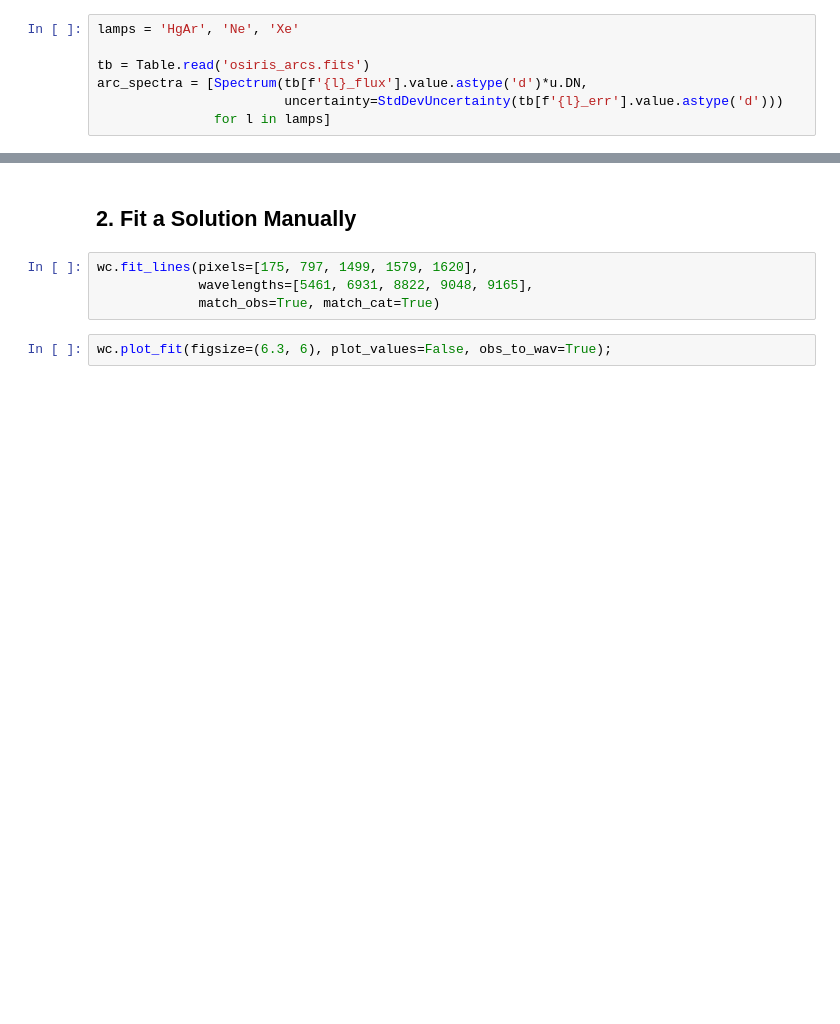
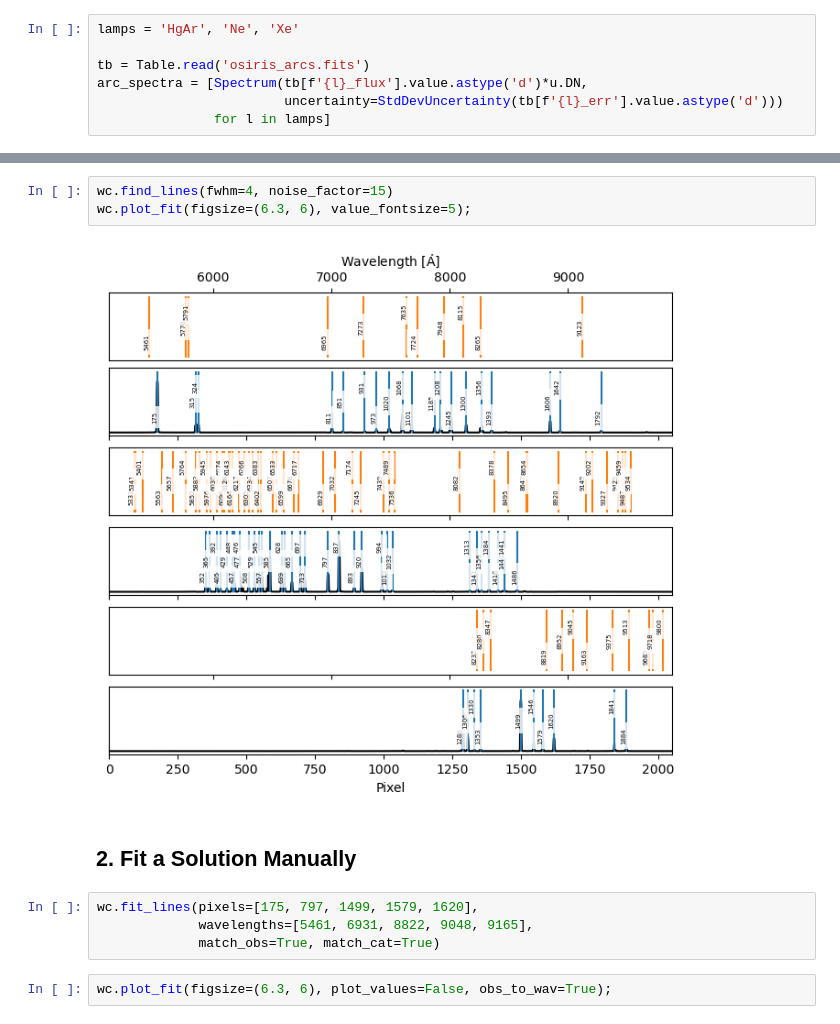
Before and after one commit to astropy/specreduce, a Jupyter notebook: docs/wavelength_calibration/wavecal1d_example_02.ipynb, the cells around one changed output, grey strips where cells are left out. Saved outputs shown, nothing was run; the diff lists cells and outputs as text; blank space fills up the shorter version.

```diff
--- a/docs/wavelength_calibration/wavecal1d_example_02.ipynb
+++ b/docs/wavelength_calibration/wavecal1d_example_02.ipynb
@@ -68,3 +70,8 @@ wc.plot_fit(figsize=(6.3, 6), value_fontsize=4);
+# %%
+wc.find_lines(fwhm=4, noise_factor=15)
+wc.plot_fit(figsize=(6.3, 6), value_fontsize=5);
+# %% [output]
+[figure, added]
 # %% [markdown]
 ## 2. Fit a Solution Manually
 # %%
```
Also changed, not shown: parts of 9 cells of this notebook, 1 other file.
